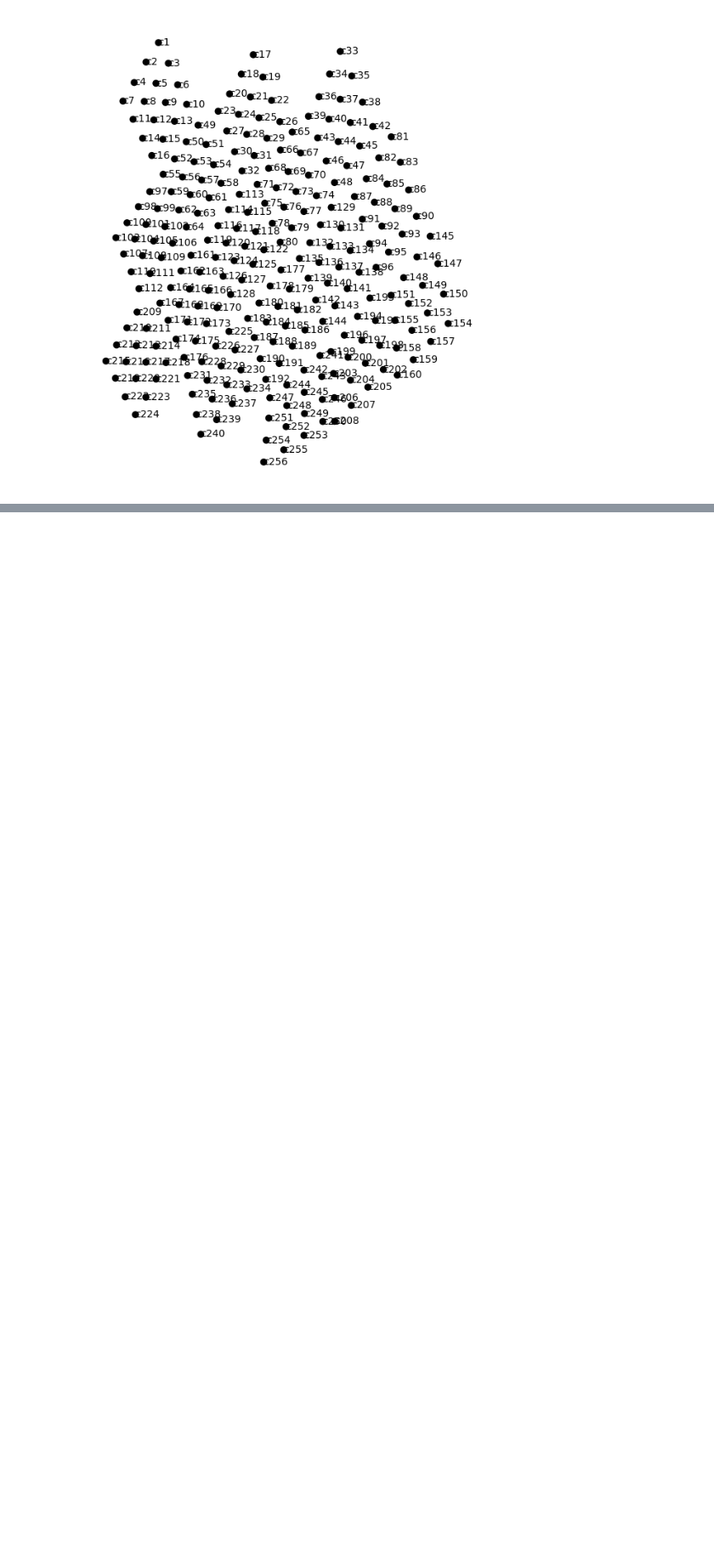
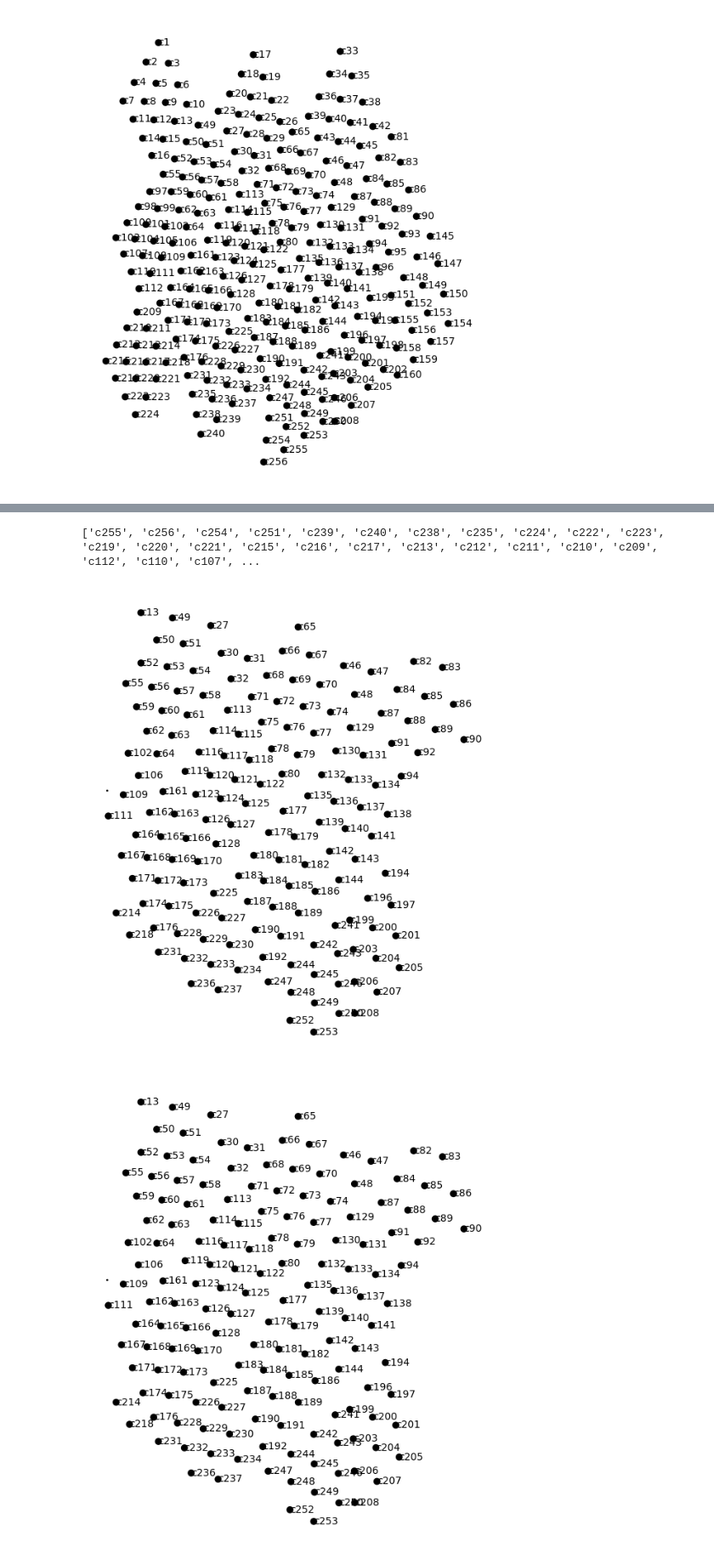
Before and after one commit to nemesgyadam/uHD-DL, a Jupyter notebook: load_data.ipynb, the cells around one changed output, grey strips where cells are left out. Shown at 85% size. Drawn from its saved outputs; the diff is of its cells as text; code cells hidden in the pictures; blank space fills up the shorter version.

```diff
--- a/load_data.ipynb
+++ b/load_data.ipynb
@@ -80,0 +98,9 @@ demo.plot_sensors(show_names=True)
+# %%
+print(out_names)
+# %% [output]
+['c255', 'c256', 'c254', 'c251', 'c239', 'c240', 'c238', 'c235', 'c224', 'c222', 'c223', 'c219', 'c220', 'c221', 'c215', 'c216', 'c217', 'c213', 'c212', 'c211', 'c210', 'c209', 'c112', 'c110', 'c107', ...
+# %%
+demo.plot_sensors(show_names=True)
+# %% [output]
+[figure, added]
+[figure, added]
```
Also changed, not shown: parts of 3 cells of this notebook, 2 other files.
